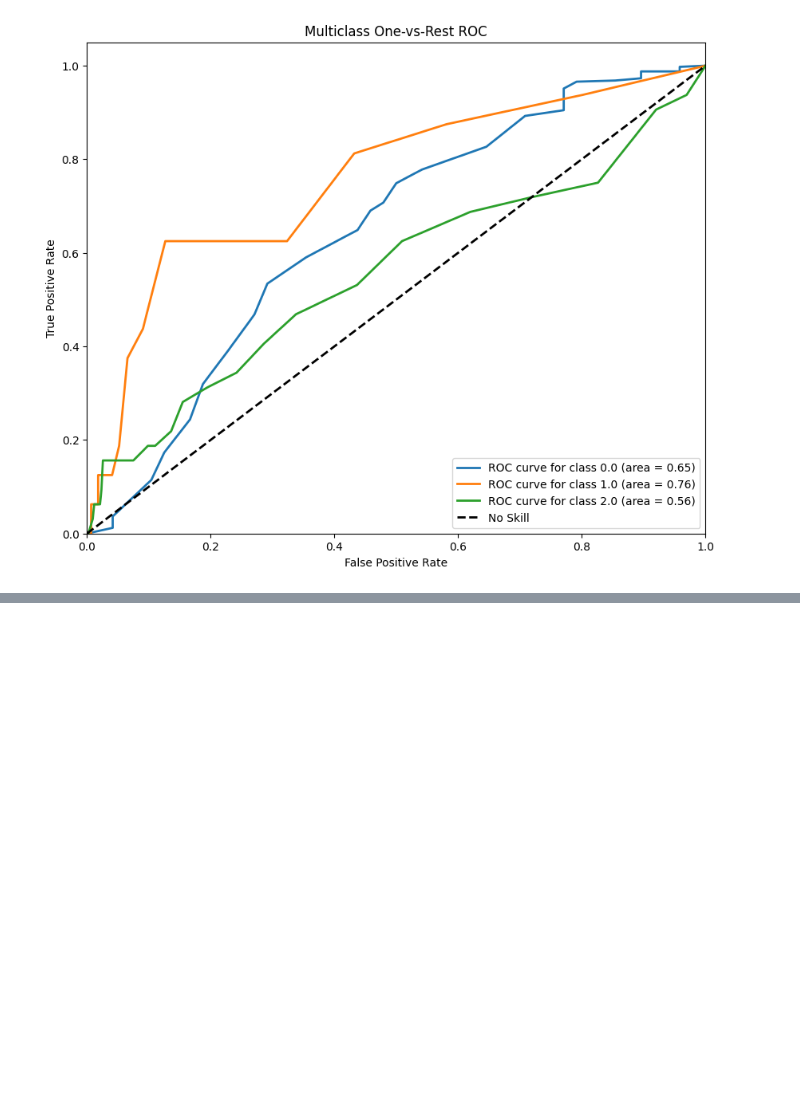
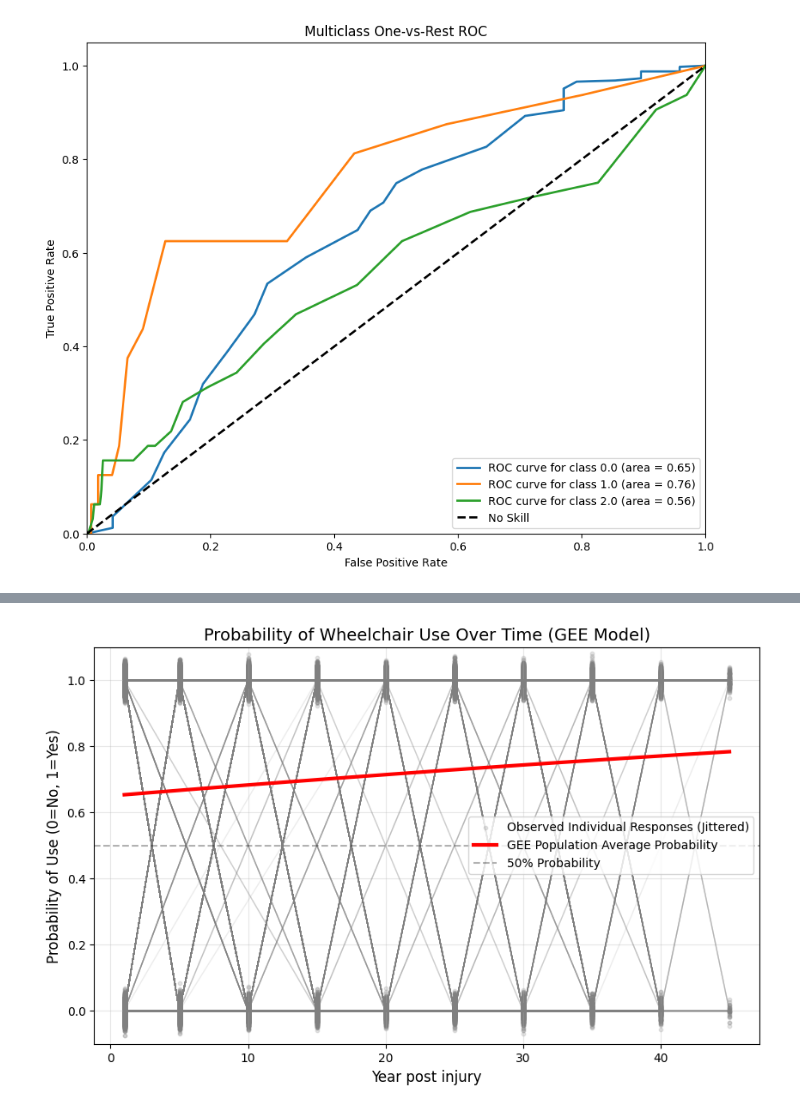
Before and after one commit to igoumiri/spinal, a Jupyter notebook: analysis.ipynb, the cells around one changed output, grey strips where cells are left out. Cells and saved outputs as stored; diff of their text form; code cells hidden in the pictures; blank space fills up the shorter version.

```diff
--- a/analysis.ipynb
+++ b/analysis.ipynb
@@ -1391,0 +1471,16 @@ Plotting One-vs-Rest (OvR) ROC curves for multiclass target.
+# %%
+import statsmodels.api as sm
+import statsmodels.formula.api as smf
+
+cov_struct = sm.cov_struct.Exchangeable()
+
+model = smf.gee(
+    "BWCSUse ~ BYear",
+    groups="UniID",
+    data=df[df['BWCSUse'] < 2],
+    cov_struct=cov_struct,
+    family=sm.families.Binomial()
+)
+
+result = model.fit()
+print(result.summary())
@@ -1391,0 +1507,57 @@ Plotting One-vs-Rest (OvR) ROC curves for multiclass target.
+# %%
+time_min = df[df['BWCSUse'] < 2]['BYear'].min()
+time_max = df[df['BWCSUse'] < 2]['BYear'].max()
+
+pred_data = pd.DataFrame({
+    'BYear': np.linspace(time_min, time_max, 100)
+})
+
+pred_data['Predicted_Prob'] = result.predict(pred_data)
+
+plt.figure(figsize=(10, 6))
+
+sns.lineplot(
+    data=df[df['BWCSUse'] < 2],
+    x='BYear',
+    y='BWCSUse',
+    units='UniID',  # Treat each UniID as a separate unit (line)
+    estimator=None,     # Do not aggregate the lines (use raw data points)
+    color='gray',
+    alpha=0.15,
+    linewidth=1,
+    ax=plt.gca(),       # Use the current Matplotlib axes
+    legend=False        # Suppress automatic legend entry
+)
+
+jitter_y = df[df['BWCSUse'] < 2]['BWCSUse'] + np.random.normal(0, 0.02, size=len(df[df['BWCSUse'] < 2]))
+
+plt.scatter(
+    df[df['BWCSUse'] < 2]['BYear'],
+    jitter_y,
+    alpha=0.2,       # High transparency to handle overlapping points
+    color='gray',
+    label='Observed Individual Responses (Jittered)',
+    s=10
+)
+
+# B. Plot the GEE Prediction Line
+plt.plot(
+    pred_data['BYear'],
+    pred_data['Predicted_Prob'],
+    color='red',
+    linewidth=3,
+    label='GEE Population Average Probability'
+)
+
+# --- 4. Formatting ---
+plt.title('Probability of Wheelchair Use Over Time (GEE Model)', fontsize=14)
+plt.xlabel('Year post injury', fontsize=12)
+plt.ylabel('Probability of Use (0=No, 1=Yes)', fontsize=12)
+plt.ylim(-0.1, 1.1) # Set limits slightly beyond 0-1 for clarity
+plt.axhline(0.5, color='black', linestyle='--', alpha=0.3, label='50% Probability')
+plt.legend()
+plt.grid(True, alpha=0.3)
+
+plt.show()
+# %% [output]
+[figure, added]
```
Also changed, not shown: parts of 20 cells of this notebook.
